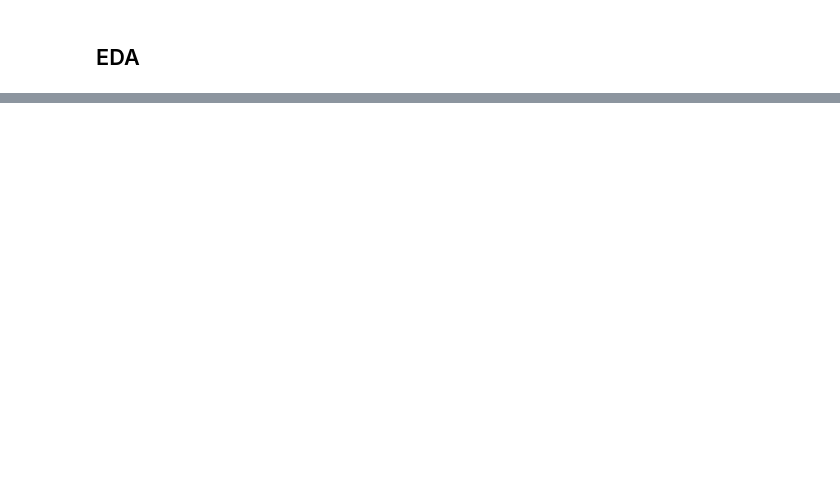
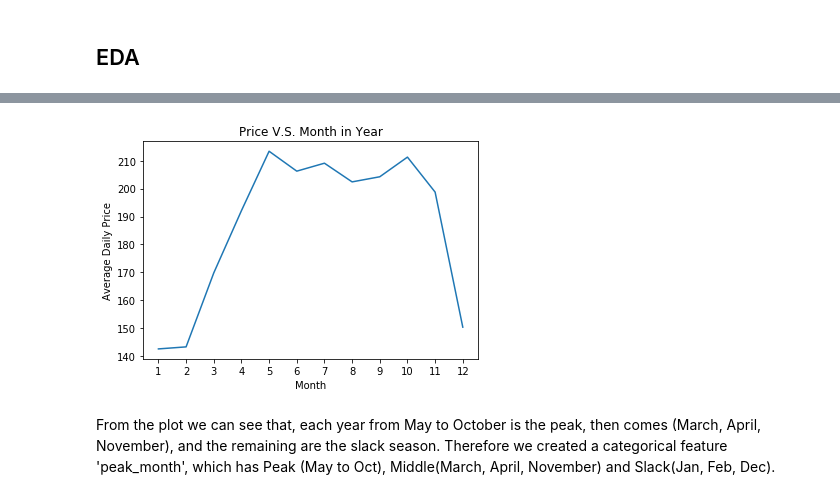
Before and after one commit to YimingXu1213/AirbnbPricing, a Jupyter notebook: Model/EDA_baselineModel.ipynb, the cells around one changed output, grey strips where cells are left out. Drawn from its saved outputs; the diff is of its cells as text; code cells hidden in the pictures; blank space fills up the shorter version.

```diff
--- a/Model/EDA_baselineModel.ipynb
+++ b/Model/EDA_baselineModel.ipynb
@@ -80,0 +85,18 @@ df_listing
+# %%
+df_clean['weekend'] = df_clean['dayWeek'].isin(['Friday', 'Saturday'])
+# %%
+# extract month pattern
+month_price = df_clean.groupby(['month'])['price_daily'].mean()
+
+month_order_index = [1, 2, 3, 4, 5, 6, 7, 8, 9, 10, 11, 12]
+month_oder_value = [month_price[x] for x in month_order_index]
+
+plt.plot(np.array(month_order_index)-1, month_oder_value)
+plt.xticks(range(12), month_order_index)
+plt.xlabel('Month')
+plt.ylabel('Average Daily Price')
+plt.title('Price V.S. Month in Year');
+# %% [output]
+[figure, added]
+# %% [markdown]
+From the plot we can see that, each year from May to October is the peak, then comes (March, April, November), and the remaining are the slack season. Therefore we created a categorical feature 'peak_month', which has Peak (May to Oct), Middle(March, April, November) and Slack(Jan, Feb, Dec).
```
Also changed, not shown: parts of 33 cells of this notebook.
